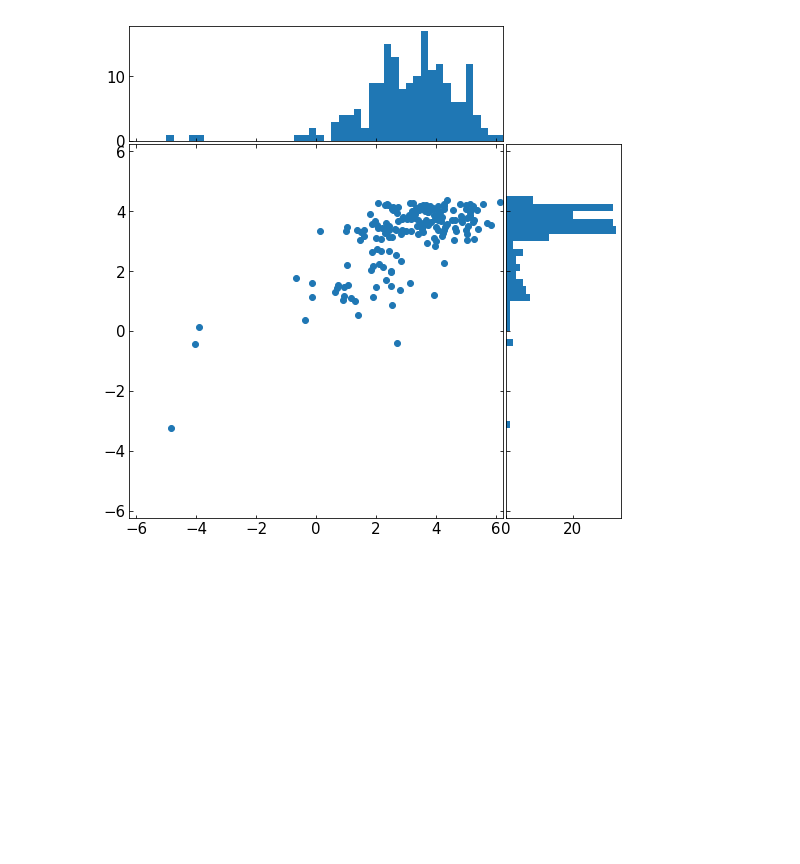
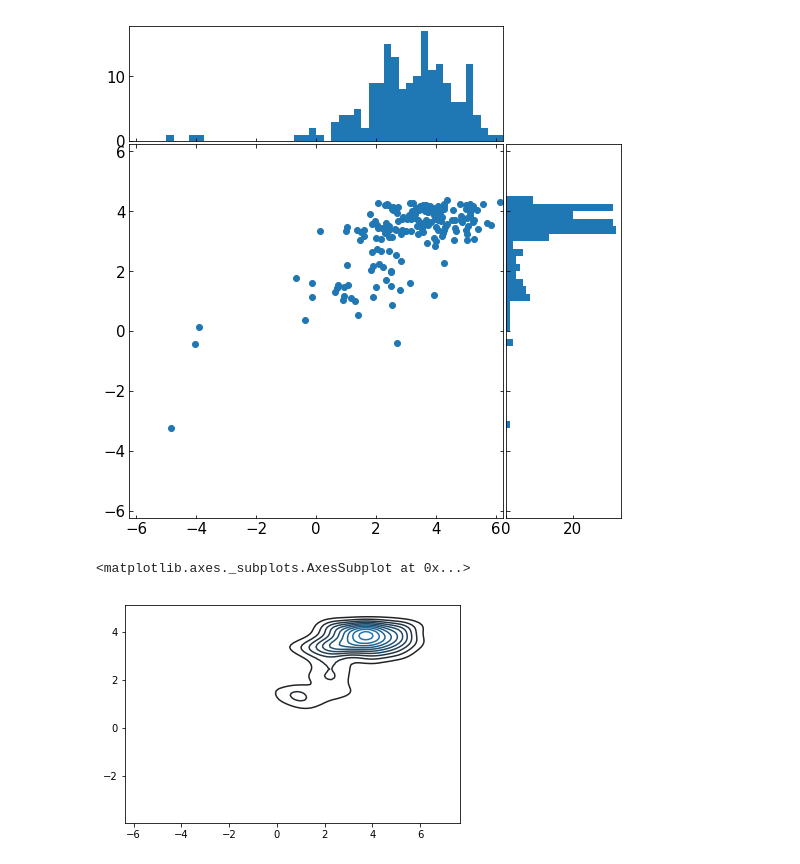
Before and after one commit to syao13/insight_project, a Jupyter notebook: eda.ipynb, the cells around one changed output. Saved outputs shown, nothing was run; the diff lists cells and outputs as text; code cells hidden in the pictures; blank space fills up the shorter version.

```diff
--- a/eda.ipynb
+++ b/eda.ipynb
@@ -657,3 +657,8 @@ ax_histy.set_ylim(ax_scatter.get_ylim())
 plt.show()
 # %% [output]
 [figure]
+# %%
+sns.kdeplot(y_test, y_pred)
+# %% [output]
+<matplotlib.axes._subplots.AxesSubplot at 0x...>
+[figure, added]
```
Also changed, not shown: 1 other file.
